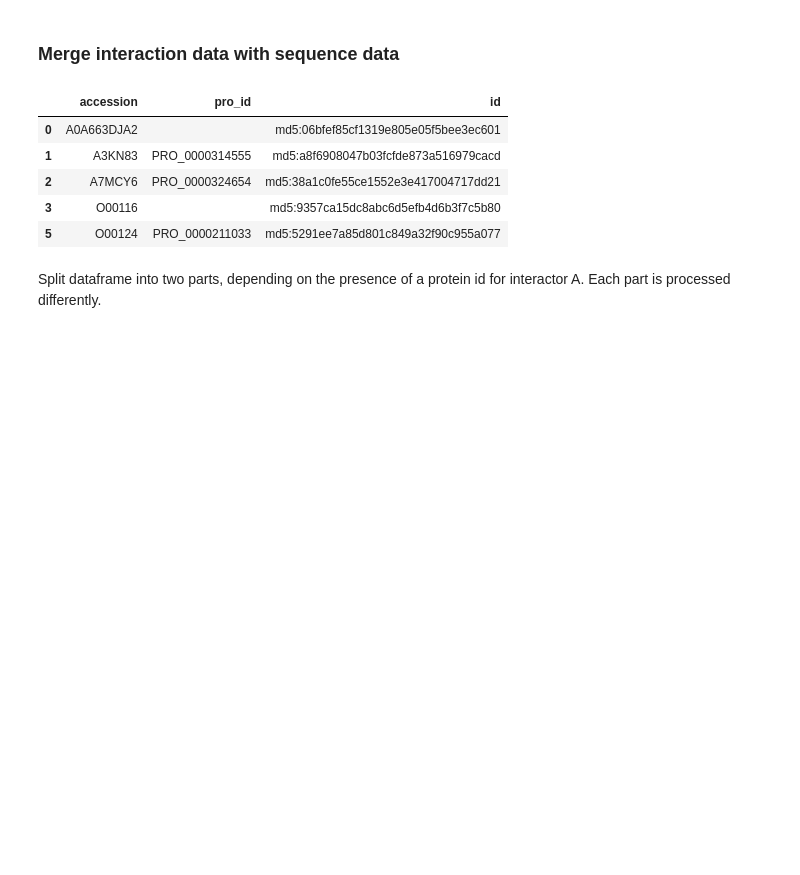
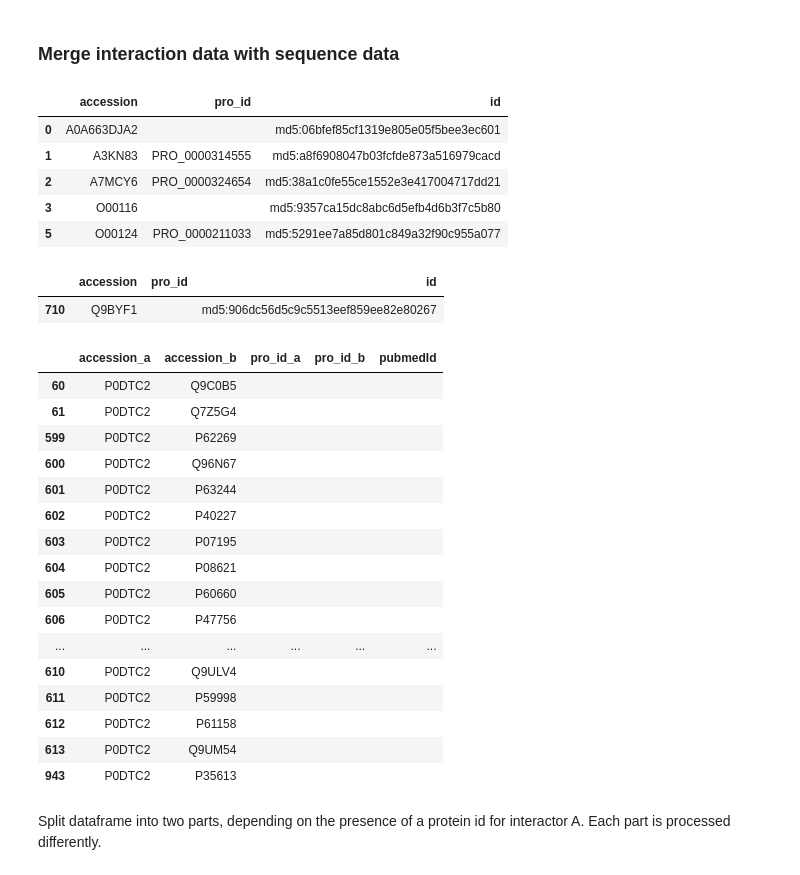
Before and after one commit to covid-19-net/covid-19-community, a Jupyter notebook: notebooks/01e-ProteinProteinInteraction.ipynb, the cells around one changed output. Saved outputs shown, nothing was run; the diff lists cells and outputs as text; code cells hidden in the pictures; blank space fills up the shorter version.

Commit message:
updated p-p interactions

```diff
--- a/notebooks/01e-ProteinProteinInteraction.ipynb
+++ b/notebooks/01e-ProteinProteinInteraction.ipynb
@@ -35,4 +35,4 @@ https://www.uniprot.org/uniprot/P0DTD1#PRO_0000449630
 # %% [markdown]
 ##### Query for interactions with SARS-CoV-2: "taxid:2697049"
 # %%
-data1 = pd.read_csv("https://www.ebi.ac.uk/intact/export?format=mitab_25&query=taxid%3A2697049&negative=false&spoke=false&ontology=false&sort=intact-miscore&asc=false", sep='\t')
+data = pd.read_csv("https://www.ebi.ac.uk/intact/export?format=mitab_25&query=taxid%3A2697049&negative=false&spoke=false&ontology=false&sort=intact-miscore&asc=false", sep='\t')
@@ -46,3 +39 @@ data2 = pd.read_csv("https://www.ebi.ac.uk/intact/export?format=mitab_25&query=p
-# %%
-data = pd.concat([data1, data2])
 # %%
@@ -271,8 +264,33 @@ sequences_full_length.head()
 | 2 | A7MCY6 | PRO_0000324654 | md5:38a1c0fe55ce1552e3e417004717dd21 |
 | 3 | O00116 |  | md5:9357ca15dc8abc6d5efb4d6b3f7c5b80 |
 | 5 | O00124 | PRO_0000211033 | md5:5291ee7a85d801c849a32f90c955a077 |
+# %%
+sequences_full_length.query("accession == 'Q9BYF1'")
+# %% [output]
+|  | accession | pro_id | id |
+| 710 | Q9BYF1 |  | md5:906dc56d5c9c5513eef859ee82e80267 |
 # %%
 interact = data[['accession_a', 'accession_b', 'pro_id_a', 'pro_id_b', 'pubmedId']]
+# %%
+interact.query("accession_a == 'P0DTC2'")
+# %% [output]
+|  | accession_a | accession_b | pro_id_a | pro_id_b | pubmedId |
+| 60 | P0DTC2 | Q9C0B5 |  |  |  |
+| 61 | P0DTC2 | Q7Z5G4 |  |  |  |
+| 599 | P0DTC2 | P62269 |  |  |  |
+| 600 | P0DTC2 | Q96N67 |  |  |  |
+| 601 | P0DTC2 | P63244 |  |  |  |
+| 602 | P0DTC2 | P40227 |  |  |  |
+| 603 | P0DTC2 | P07195 |  |  |  |
+| 604 | P0DTC2 | P08621 |  |  |  |
+| 605 | P0DTC2 | P60660 |  |  |  |
+| 606 | P0DTC2 | P47756 |  |  |  |
+| ... | ... | ... | ... | ... | ... |
+| 610 | P0DTC2 | Q9ULV4 |  |  |  |
+| 611 | P0DTC2 | P59998 |  |  |  |
+| 612 | P0DTC2 | P61158 |  |  |  |
+| 613 | P0DTC2 | Q9UM54 |  |  |  |
+| 943 | P0DTC2 | P35613 |  |  |  |
 # %% [markdown]
 Split dataframe into two parts, depending on the presence of a protein id for interactor A. Each part is processed differently.
 # %%
```
Also changed, not shown: parts of 5 cells of this notebook.
